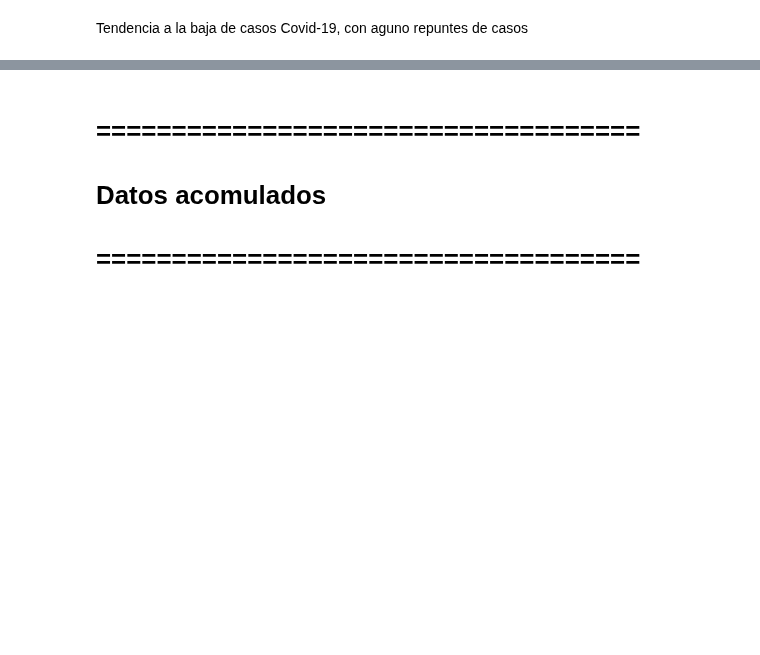
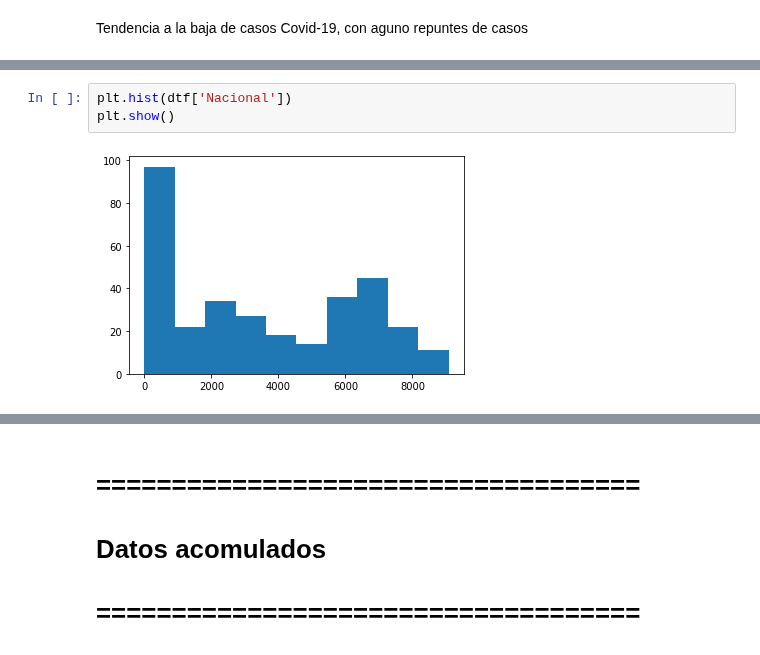
Before and after one commit to artthuro6/Covid-19, a Jupyter notebook: notebooks/Analisis de los Datos Covid.ipynb, the cells around one changed output, grey strips where cells are left out. Saved outputs shown, nothing was run; the diff lists cells and outputs as text; blank space fills up the shorter version.

```diff
--- a/notebooks/Analisis de los Datos Covid.ipynb
+++ b/notebooks/Analisis de los Datos Covid.ipynb
@@ -273,0 +290,5 @@ Tendencia a la baja de casos Covid-19, con aguno repuntes de casos
+# %%
+plt.hist(dtf['Nacional'])
+plt.show()
+# %% [output]
+[figure, added]
```
Also changed, not shown: parts of 8 cells of this notebook.
